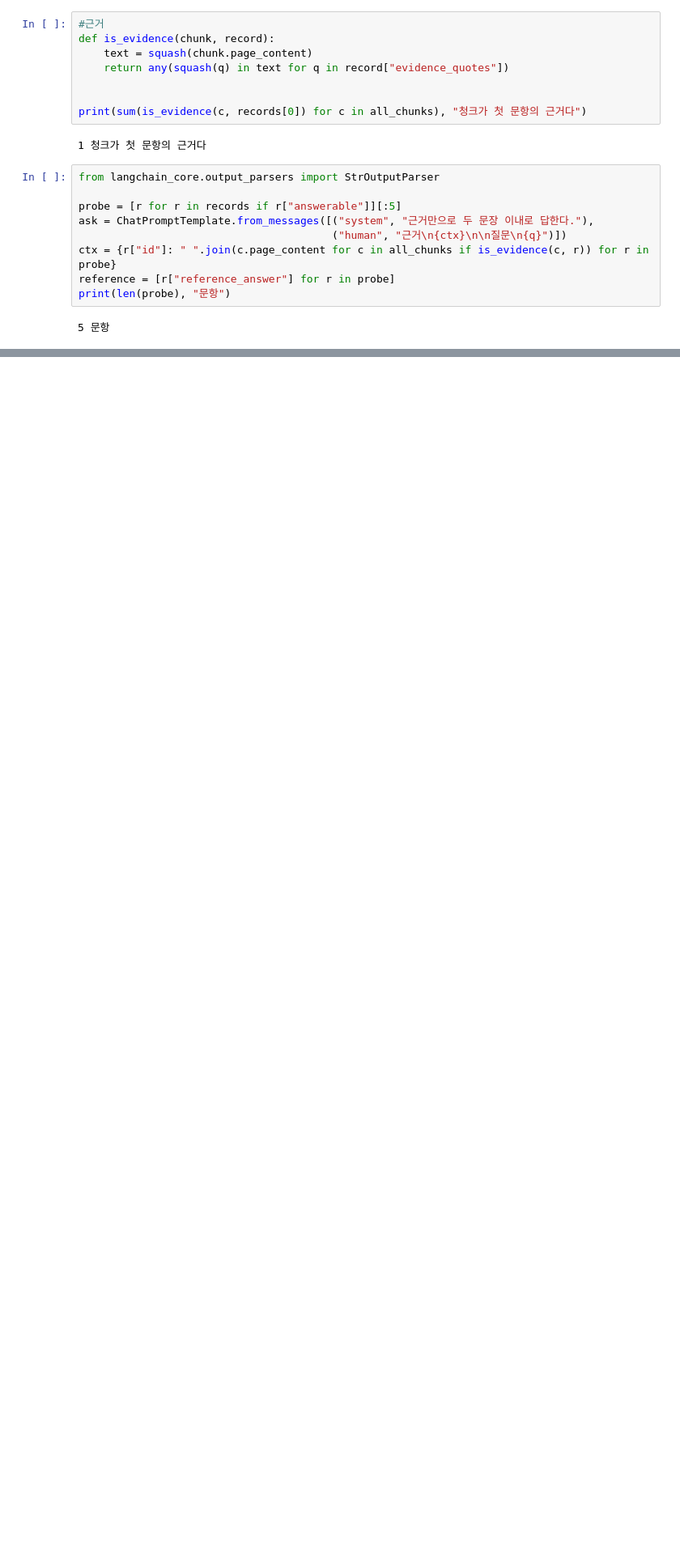
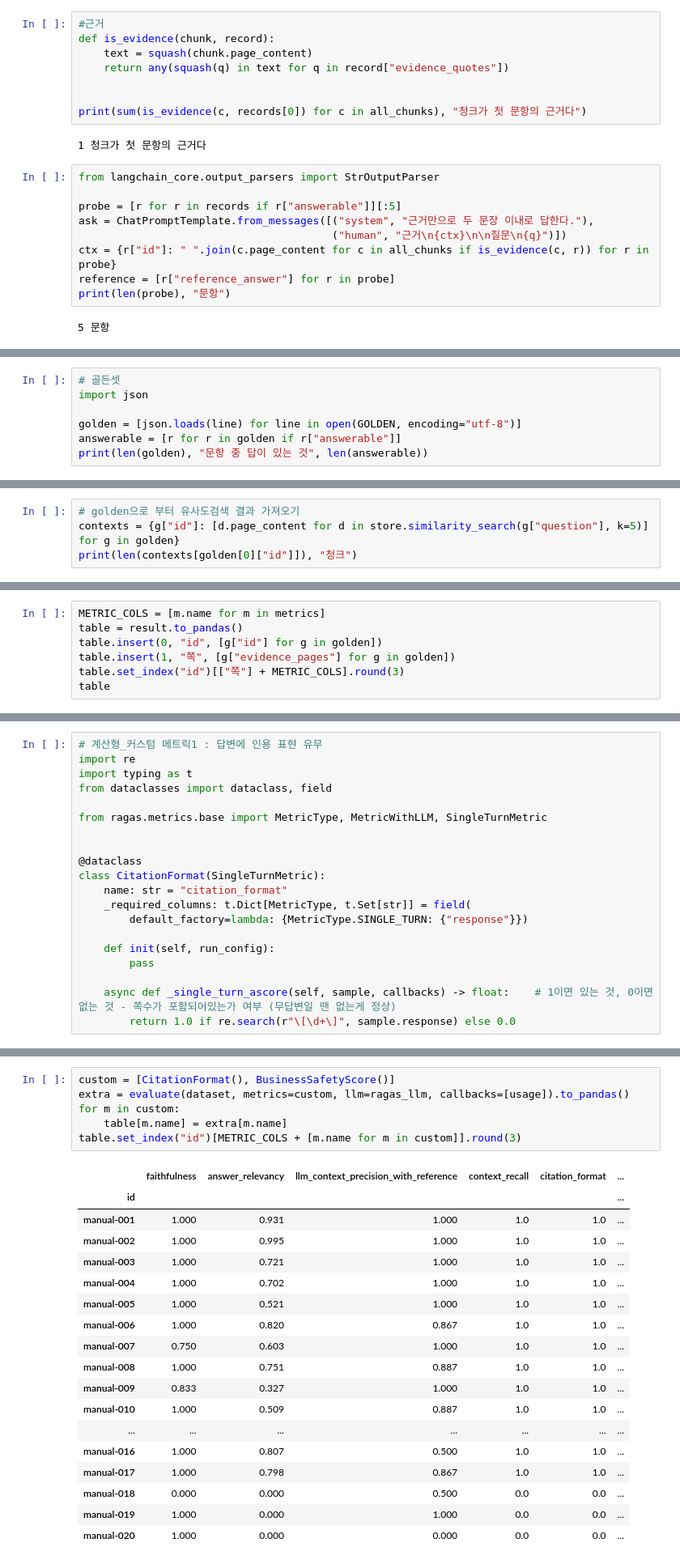
Before and after one commit to csmoon1010/kosa-2026-hyundai-project, a Jupyter notebook: hyejung/mini_project_1.ipynb, the cells around one changed output, grey strips where cells are left out. Shown at 81% size. Cells and saved outputs as stored; diff of their text form; blank space fills up the shorter version.

```diff
--- a/hyejung/mini_project_1.ipynb
+++ b/hyejung/mini_project_1.ipynb
@@ -1517,0 +1385,7 @@ for label, outs in answers.items():
+# %%
+# 골든셋
+import json
+
+golden = [json.loads(line) for line in open(GOLDEN, encoding="utf-8")]
+answerable = [r for r in golden if r["answerable"]]
+print(len(golden), "문항 중 답이 있는 것", len(answerable))
@@ -1517,0 +1647,4 @@ for label, outs in answers.items():
+# %%
+# golden으로 부터 유사도검색 결과 가져오기
+contexts = {g["id"]: [d.page_content for d in store.similarity_search(g["question"], k=5)] for g in golden}
+print(len(contexts[golden[0]["id"]]), "청크")
@@ -1517,0 +1694,7 @@ for label, outs in answers.items():
+# %%
+METRIC_COLS = [m.name for m in metrics]
+table = result.to_pandas()
+table.insert(0, "id", [g["id"] for g in golden])
+table.insert(1, "쪽", [g["evidence_pages"] for g in golden])
+table.set_index("id")[["쪽"] + METRIC_COLS].round(3)
+table
@@ -1517,0 +1759,20 @@ for label, outs in answers.items():
+# %%
+# 계산형_커스텀 메트릭1 : 답변에 인용 표현 유무
+import re
+import typing as t
+from dataclasses import dataclass, field
+
+from ragas.metrics.base import MetricType, MetricWithLLM, SingleTurnMetric
+
+
+@dataclass
+class CitationFormat(SingleTurnMetric):
+    name: str = "citation_format"
+    _required_columns: t.Dict[MetricType, t.Set[str]] = field(
+        default_factory=lambda: {MetricType.SINGLE_TURN: {"response"}})
+
+    def init(self, run_config):
+        pass
+
+    async def _single_turn_ascore(self, sample, callbacks) -> float:    # 1이면 있는 것, 0이면 없는 것 - 쪽수가 포함되어있는가 여부 (무답변일 땐 없는게 정상)
+        return 1.0 if re.search(r"\[\d+\]", sample.response) else 0.0
@@ -1517,0 +1888,25 @@ for label, outs in answers.items():
+# %%
+custom = [CitationFormat(), BusinessSafetyScore()]
+extra = evaluate(dataset, metrics=custom, llm=ragas_llm, callbacks=[usage]).to_pandas()
+for m in custom:
+    table[m.name] = extra[m.name]
+table.set_index("id")[METRIC_COLS + [m.name for m in custom]].round(3)
+# %% [output]
+|  | faithfulness | answer_relevancy | llm_context_precision_with_reference | context_recall | citation_format | ... |
+| id |  |  |  |  |  | ... |
+| manual-001 | 1.000 | 0.931 | 1.000 | 1.0 | 1.0 | ... |
+| manual-002 | 1.000 | 0.995 | 1.000 | 1.0 | 1.0 | ... |
+| manual-003 | 1.000 | 0.721 | 1.000 | 1.0 | 1.0 | ... |
+| manual-004 | 1.000 | 0.702 | 1.000 | 1.0 | 1.0 | ... |
+| manual-005 | 1.000 | 0.521 | 1.000 | 1.0 | 1.0 | ... |
+| manual-006 | 1.000 | 0.820 | 0.867 | 1.0 | 1.0 | ... |
+| manual-007 | 0.750 | 0.603 | 1.000 | 1.0 | 1.0 | ... |
+| manual-008 | 1.000 | 0.751 | 0.887 | 1.0 | 1.0 | ... |
+| manual-009 | 0.833 | 0.327 | 1.000 | 1.0 | 1.0 | ... |
+| manual-010 | 1.000 | 0.509 | 0.887 | 1.0 | 1.0 | ... |
+| ... | ... | ... | ... | ... | ... | ... |
+| manual-016 | 1.000 | 0.807 | 0.500 | 1.0 | 1.0 | ... |
+| manual-017 | 1.000 | 0.798 | 0.867 | 1.0 | 1.0 | ... |
+| manual-018 | 0.000 | 0.000 | 0.500 | 0.0 | 0.0 | ... |
+| manual-019 | 1.000 | 0.000 | 1.000 | 0.0 | 0.0 | ... |
+| manual-020 | 1.000 | 0.000 | 0.000 | 0.0 | 0.0 | ... |
```
Also changed, not shown: parts of 96 cells of this notebook.
